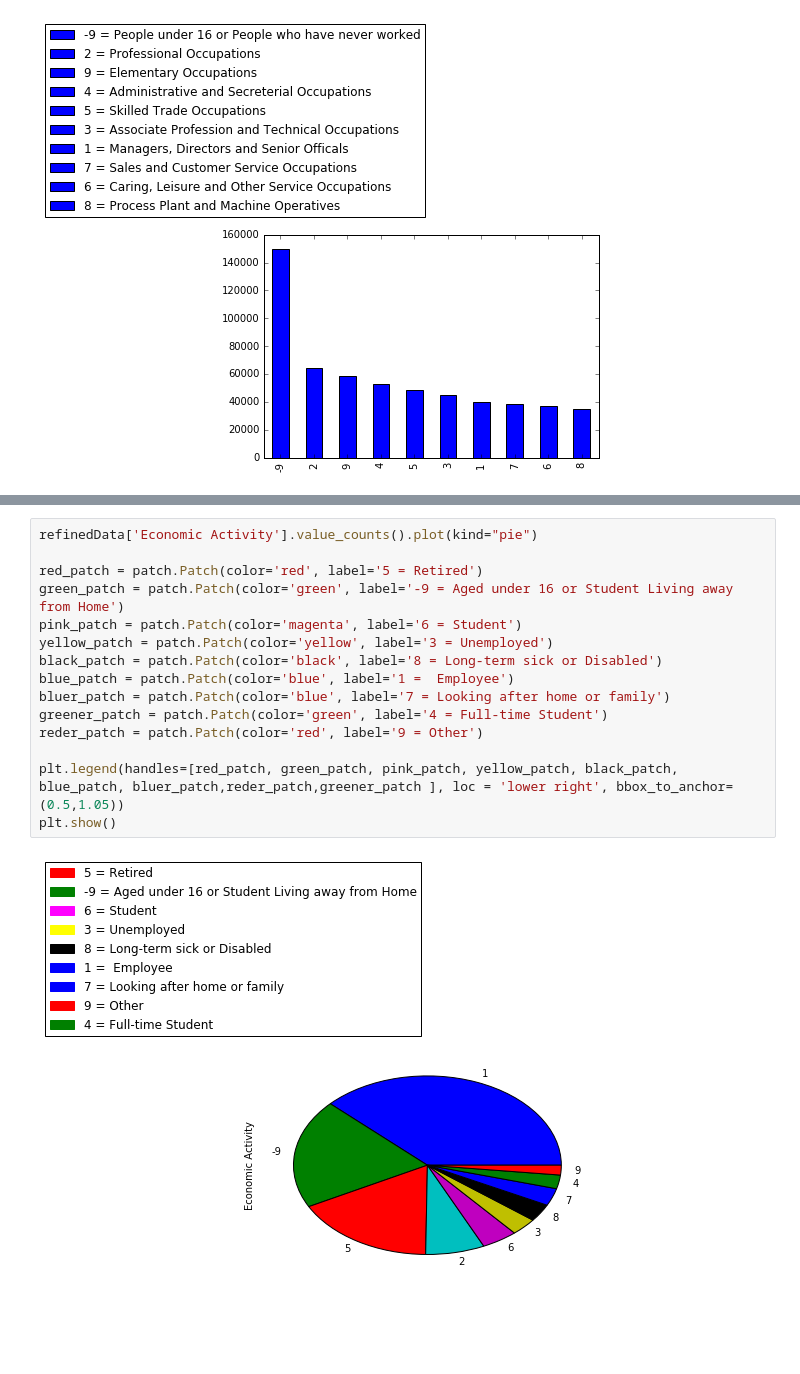
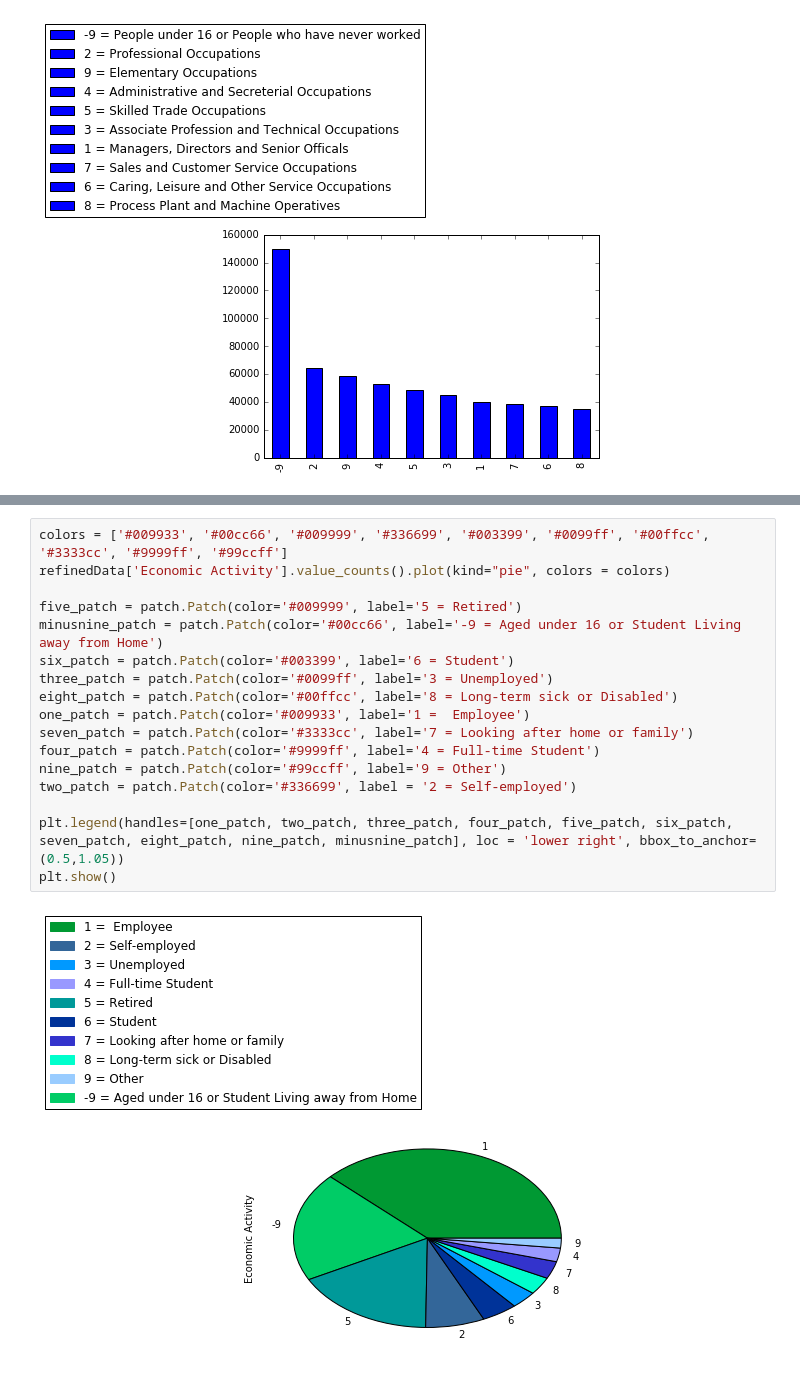
Before and after one commit to Essymay/CS2006p3, a Jupyter notebook: census2011.ipynb, the cells around one changed output, grey strips where cells are left out. Cells and saved outputs as stored; diff of their text form; blank space fills up the shorter version.

```diff
--- a/census2011.ipynb
+++ b/census2011.ipynb
@@ -610,17 +613,19 @@ plt.show()
 # %%
-refinedData['Economic Activity'].value_counts().plot(kind="pie")
+colors = ['#009933', '#00cc66', '#009999', '#336699', '#003399', '#0099ff', '#00ffcc', '#3333cc', '#9999ff', '#99ccff']
+refinedData['Economic Activity'].value_counts().plot(kind="pie", colors = colors)
 
-red_patch = patch.Patch(color='red', label='5 = Retired')
-green_patch = patch.Patch(color='green', label='-9 = Aged under 16 or Student Living away from Home')
-pink_patch = patch.Patch(color='magenta', label='6 = Student')
-yellow_patch = patch.Patch(color='yellow', label='3 = Unemployed')
-black_patch = patch.Patch(color='black', label='8 = Long-term sick or Disabled')
-blue_patch = patch.Patch(color='blue', label='1 =  Employee')
-bluer_patch = patch.Patch(color='blue', label='7 = Looking after home or family')
-greener_patch = patch.Patch(color='green', label='4 = Full-time Student')
-reder_patch = patch.Patch(color='red', label='9 = Other')
+five_patch = patch.Patch(color='#009999', label='5 = Retired')
+minusnine_patch = patch.Patch(color='#00cc66', label='-9 = Aged under 16 or Student Living away from Home')
+six_patch = patch.Patch(color='#003399', label='6 = Student')
+three_patch = patch.Patch(color='#0099ff', label='3 = Unemployed')
+eight_patch = patch.Patch(color='#00ffcc', label='8 = Long-term sick or Disabled')
+one_patch = patch.Patch(color='#009933', label='1 =  Employee')
+seven_patch = patch.Patch(color='#3333cc', label='7 = Looking after home or family')
+four_patch = patch.Patch(color='#9999ff', label='4 = Full-time Student')
+nine_patch = patch.Patch(color='#99ccff', label='9 = Other')
+two_patch = patch.Patch(color='#336699', label = '2 = Self-employed')
 
-plt.legend(handles=[red_patch, green_patch, pink_patch, yellow_patch, black_patch, blue_patch, bluer_patch,reder_patch,greener_patch ], loc = 'lower right', bbox_to_anchor=(0.5,1.05))
+plt.legend(handles=[one_patch, two_patch, three_patch, four_patch, five_patch, six_patch, seven_patch, eight_patch, nine_patch, minusnine_patch], loc = 'lower right', bbox_to_anchor=(0.5,1.05))
 plt.show()
 # %% [output]
-[figure, old version]
+[figure, new version]
```
Also changed, not shown: parts of 4 cells of this notebook.
